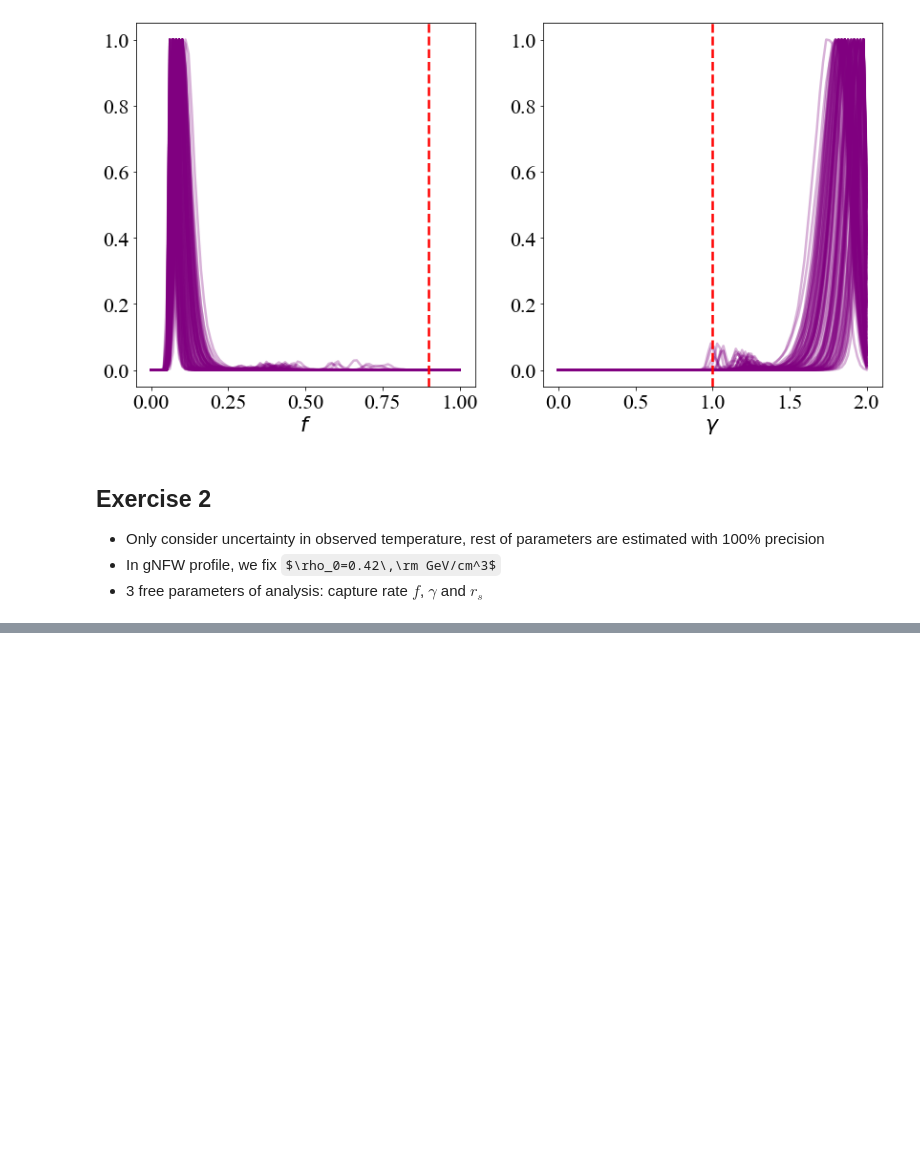
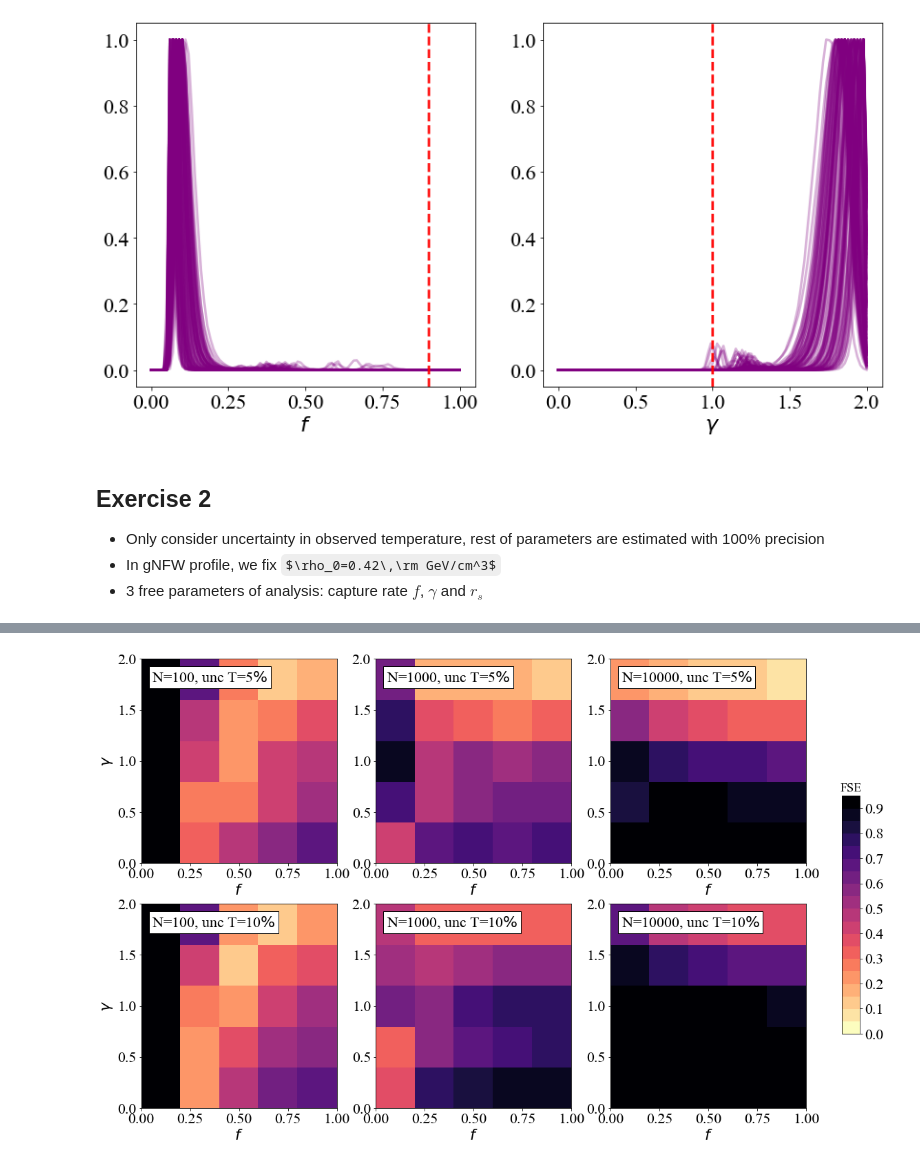
Before and after one commit to SvPoder/exoplanets, a Jupyter notebook: jupyter-notebook/reconstructed_DM.ipynb, the cells around one changed output, grey strips where cells are left out. Cells and saved outputs as stored; diff of their text form; code cells hidden in the pictures; some formulas as TeX source; blank space fills up the shorter version.

```diff
--- a/jupyter-notebook/reconstructed_DM.ipynb
+++ b/jupyter-notebook/reconstructed_DM.ipynb
@@ -562,0 +583,9 @@ Text(0.5, 0, '$\\gamma$')
+# %%
+fig, ax  = plt.subplots(2, 3, figsize=(18, 12))
+
+filepath = "/Users/mariabenito/Desktop/results/ex2/"
+plot_FSE_grid_f_gamma_ex2(filepath, fig, ax)
+
+fig.savefig("../Figs/ex2_FSE_f.pdf")
+# %% [output]
+[figure, added]
```
Also changed, not shown: parts of 7 cells of this notebook, 1 other file.
